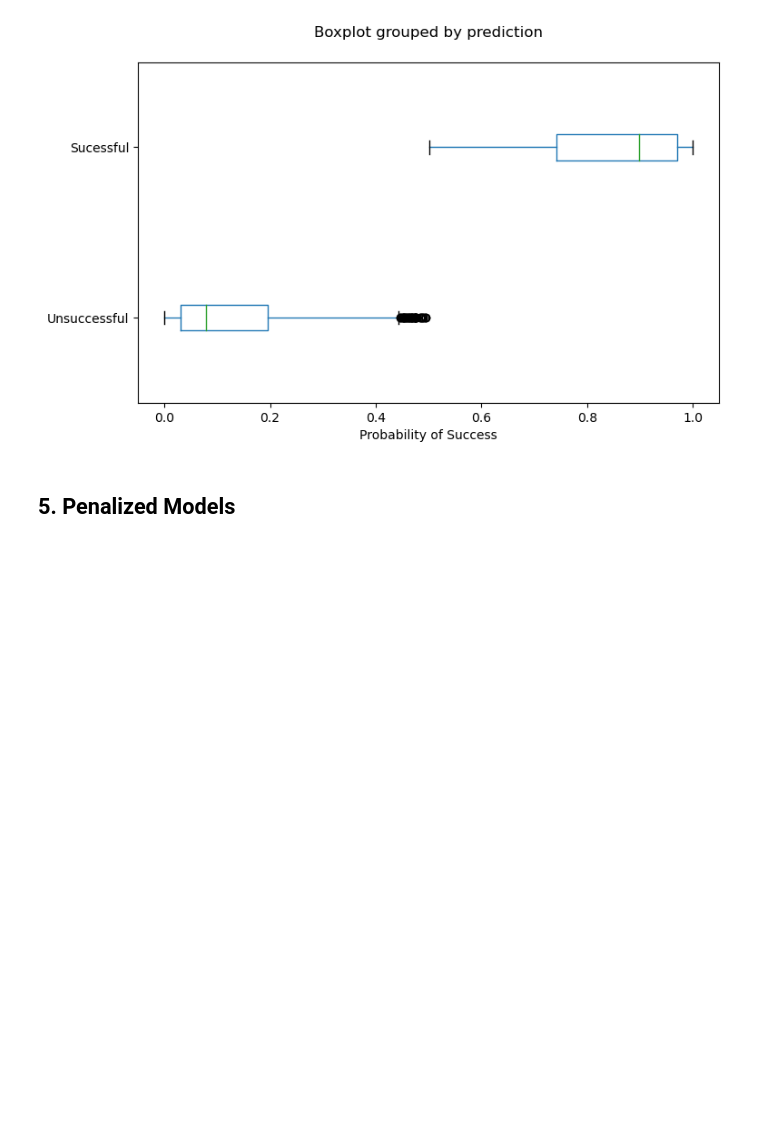
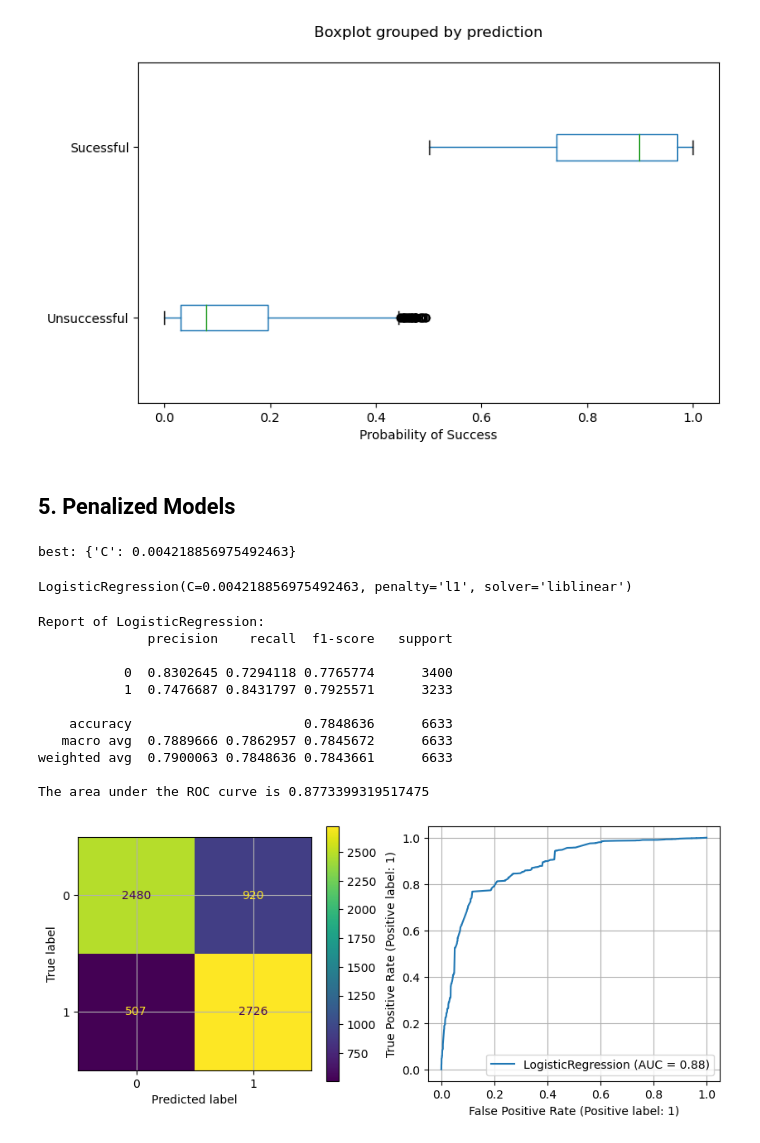
Before and after one commit to chenxuhe79/AppliedPredictiveModeling, a Jupyter notebook: Ch12_7 Discriminant Analysis and Other Linear Classification Models.ipynb, the cells around one changed output. Saved outputs shown, nothing was run; the diff lists cells and outputs as text; code cells hidden in the pictures; blank space fills up the shorter version.

```diff
--- a/Ch12_7 Discriminant Analysis and Other Linear Classification Models.ipynb
+++ b/Ch12_7 Discriminant Analysis and Other Linear Classification Models.ipynb
@@ -508,7 +516,14 @@ from sklearn.model_selection import GridSearchCV, ShuffleSplit
 # %%
 def modelPerf(model, X, y):
+    nl = '\n'
     y_true = y
     y_pred = model.predict(X)
+    print(f"Terms: {nl}TP - test resul that correctly indicates the presence of a condition \
+    {nl}FP - a test result which wrongly indicates that a condition is present \
+    {nl}P - the number of real positive cases in the data \
+    {nl}sensitivity, recall, true positive rate(TPR) - TP/P \
+    {nl}specificity, selectivity, true negative rate(TNR) - TN/N \
+    {nl}precision, positive predicitive value(PPV) - TP/(TP+FP)")
     print(f"Report of {model.__class__.__name__}:")
     print(classification_report(y_true, y_pred, digits = 7))
 
@@ -886,0 +907,44 @@ Text(0.5, 1.0, '')
+# %%
+sc = StandardScaler()
+trainX = trainX0[fullSet+['yDay2']]
+validX = validX0[fullSet+['yDay2']]
+trainX_scaled = sc.fit_transform(trainX)
+validX_scaled = sc.fit_transform(validX)
+# %%
+def hyperopt_train_test(params):
+    lasso = LogisticRegression(**params, penalty='l1', solver = 'liblinear')
+    return cross_val_score(lasso, trainX_scaled, trainy, cv=4, scoring ='roc_auc', n_jobs = -1).mean()
+
+space4lasso = {
+    'C': hp.loguniform('C',-10,4)
+}
+
+def f(params):
+    auc = hyperopt_train_test(params)
+    return {'loss': -auc, 'status': STATUS_OK}
+
+trials = Trials()
+best_param_lasso = fmin(f, space4lasso, algo=tpe.suggest, max_evals=50, trials=trials)
+print('best:', best_param_lasso)
+# %% [output]
+best: {'C': 0.004218856975492463}
+# %%
+lassoModel = LogisticRegression(solver = 'liblinear',penalty='l1',**best_param_lasso)
+lassoModel.fit(trainX_scaled,trainy)
+# %% [output]
+LogisticRegression(C=0.004218856975492463, penalty='l1', solver='liblinear')
+# %%
+modelPerf(lassoModel, trainX_scaled, trainy)
+# %% [output]
+Report of LogisticRegression:
+              precision    recall  f1-score   support
+
+           0  0.8302645 0.7294118 0.7765774      3400
+           1  0.7476687 0.8431797 0.7925571      3233
+
+    accuracy                      0.7848636      6633
+   macro avg  0.7889666 0.7862957 0.7845672      6633
+weighted avg  0.7900063 0.7848636 0.7843661      6633
+
+The area under the ROC curve is 0.8773399319517475
+[figure, added]
```
Also changed, not shown: parts of 23 cells of this notebook.
